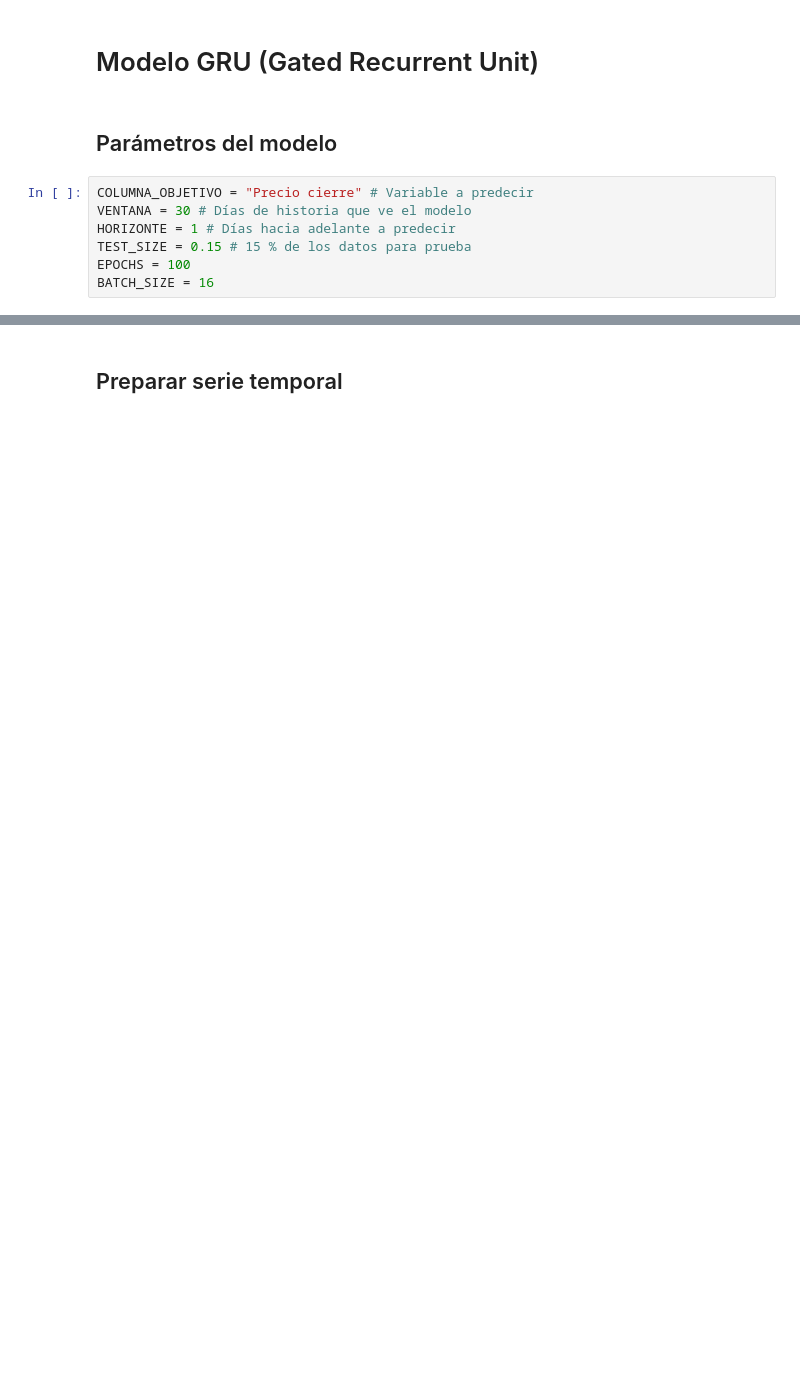
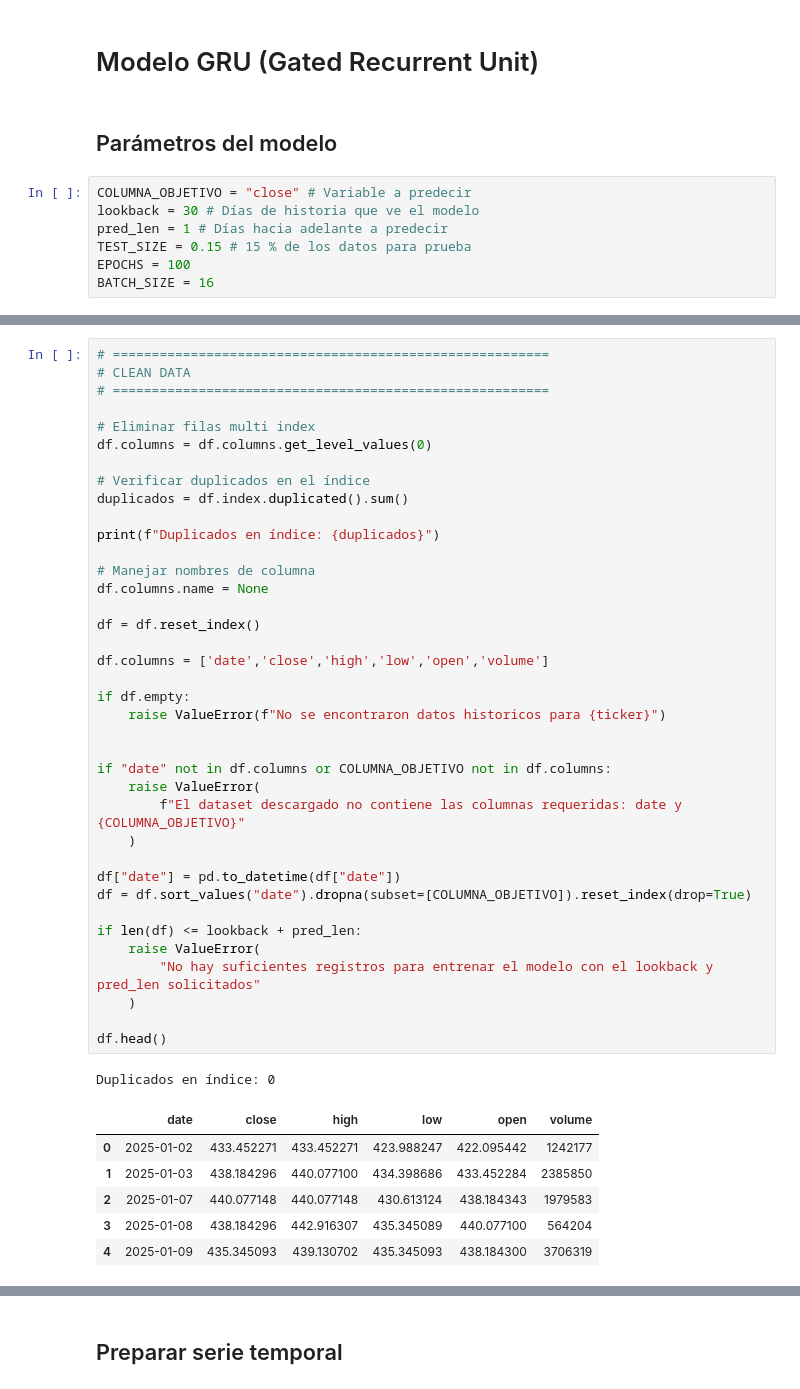
Before and after one commit to Estrategia-e-innovacion-de-TI/Talleres_IA_2026, a Jupyter notebook: server/analisis_tecnico.ipynb, the cells around one changed output, grey strips where cells are left out. Saved outputs shown, nothing was run; the diff lists cells and outputs as text; blank space fills up the shorter version.

```diff
--- a/server/analisis_tecnico.ipynb
+++ b/server/analisis_tecnico.ipynb
@@ -66,9 +32,9 @@ df_eval.head()
 # %% [markdown]
 ## Parámetros del modelo
 # %%
-COLUMNA_OBJETIVO = "Precio cierre" # Variable a predecir
-VENTANA = 30 # Días de historia que ve el modelo
-HORIZONTE = 1 # Días hacia adelante a predecir
+COLUMNA_OBJETIVO = "close" # Variable a predecir
+lookback = 30 # Días de historia que ve el modelo
+pred_len = 1 # Días hacia adelante a predecir
 TEST_SIZE = 0.15 # 15 % de los datos para prueba
 EPOCHS = 100
 BATCH_SIZE = 16
@@ -74,0 +61,46 @@ BATCH_SIZE = 16
+# %%
+# ========================================================
+# CLEAN DATA
+# ========================================================
+
+# Eliminar filas multi index
+df.columns = df.columns.get_level_values(0)
+
+# Verificar duplicados en el índice
+duplicados = df.index.duplicated().sum()
+
+print(f"Duplicados en índice: {duplicados}")
+
+# Manejar nombres de columna
+df.columns.name = None
+
+df = df.reset_index()
+
+df.columns = ['date','close','high','low','open','volume']
+
+if df.empty:
+    raise ValueError(f"No se encontraron datos historicos para {ticker}")
+
+
+if "date" not in df.columns or COLUMNA_OBJETIVO not in df.columns:
+    raise ValueError(
+        f"El dataset descargado no contiene las columnas requeridas: date y {COLUMNA_OBJETIVO}"
+    )
+
+df["date"] = pd.to_datetime(df["date"])
+df = df.sort_values("date").dropna(subset=[COLUMNA_OBJETIVO]).reset_index(drop=True)
+
+if len(df) <= lookback + pred_len:
+    raise ValueError(
+        "No hay suficientes registros para entrenar el modelo con el lookback y pred_len solicitados"
+    )
+
+df.head()
+# %% [output]
+Duplicados en índice: 0
+|  | date | close | high | low | open | volume |
+| 0 | 2025-01-02 | 433.452271 | 433.452271 | 423.988247 | 422.095442 | 1242177 |
+| 1 | 2025-01-03 | 438.184296 | 440.077100 | 434.398686 | 433.452284 | 2385850 |
+| 2 | 2025-01-07 | 440.077148 | 440.077148 | 430.613124 | 438.184343 | 1979583 |
+| 3 | 2025-01-08 | 438.184296 | 442.916307 | 435.345089 | 440.077100 | 564204 |
+| 4 | 2025-01-09 | 435.345093 | 439.130702 | 435.345093 | 438.184300 | 3706319 |
```
Also changed, not shown: parts of 14 cells of this notebook, 7 other files.
